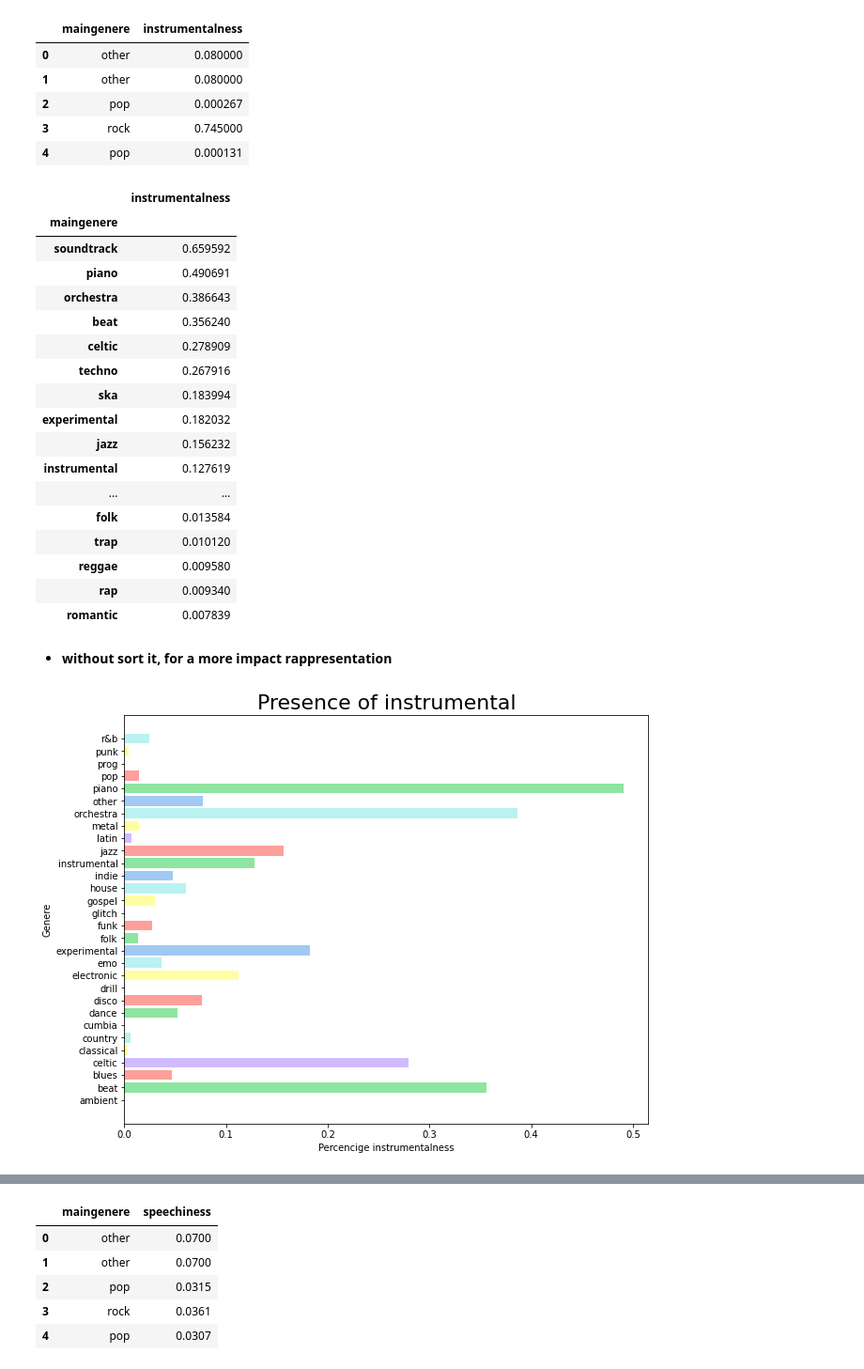
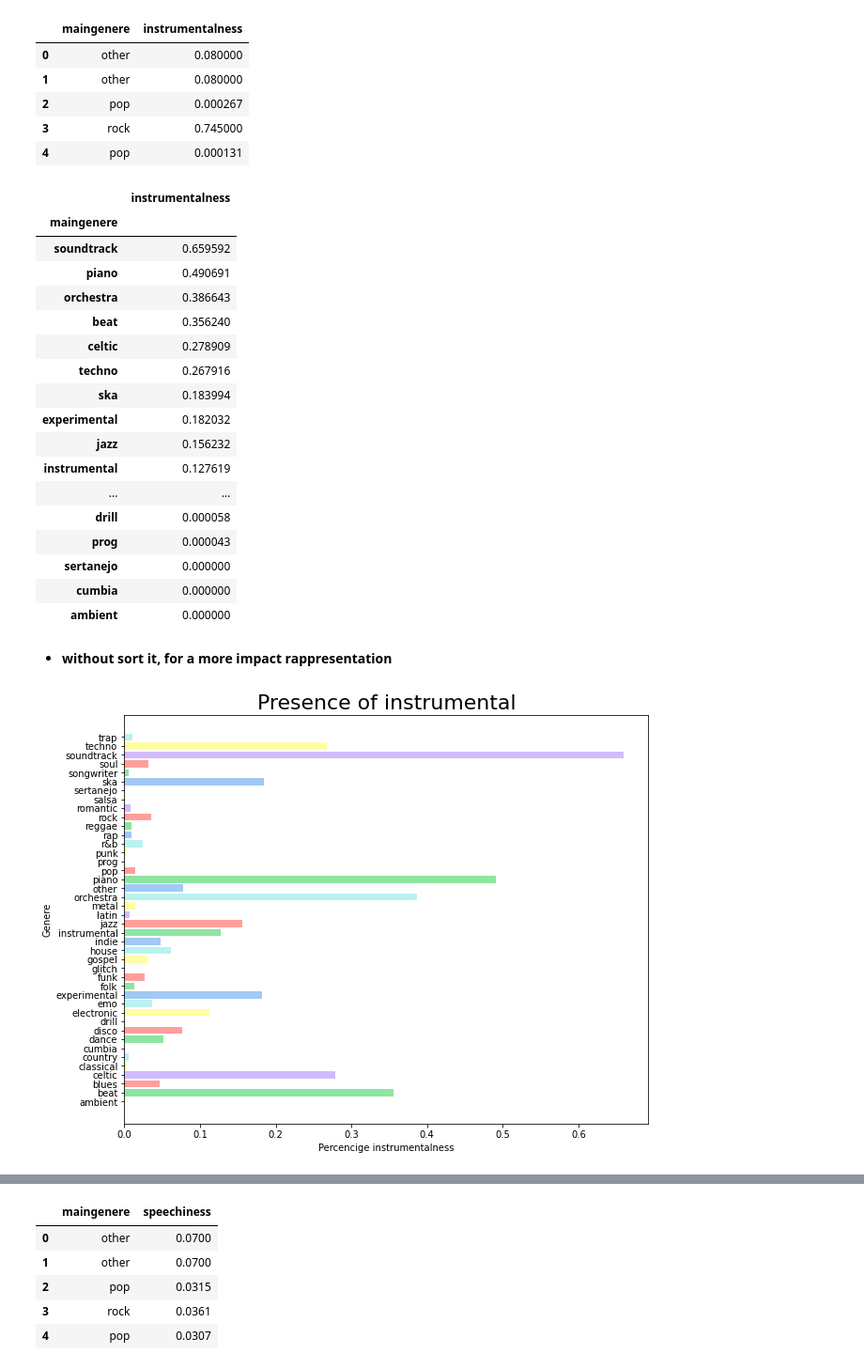
Before and after one commit to alelovo/Project_programming, a Jupyter notebook: project.ipynb, the cells around one changed output, grey strips where cells are left out. Shown at 94% size. Cells and saved outputs as stored; diff of their text form; code cells hidden in the pictures.

```diff
--- a/project.ipynb
+++ b/project.ipynb
@@ -816,8 +888,8 @@ instrum_genre_df.head(5)
 | 3 | rock | 0.745000 |
 | 4 | pop | 0.000131 |
 # %%
-most_30_instrum_genere=instrum_genre_df.groupby('maingenere').mean(numeric_only=True).sort_values(by='instrumentalness',ascending=False)[0:30]
-most_30_instrum_genere
+most_instrum_genere=instrum_genre_df.groupby('maingenere').mean(numeric_only=True).sort_values(by='instrumentalness',ascending=False)
+most_instrum_genere
 # %% [output]
 |  | instrumentalness |
 | maingenere |  |
@@ -832,23 +904,23 @@ most_30_instrum_genere
 | jazz | 0.156232 |
 | instrumental | 0.127619 |
 | ... | ... |
-| folk | 0.013584 |
-| trap | 0.010120 |
-| reggae | 0.009580 |
-| rap | 0.009340 |
-| romantic | 0.007839 |
+| drill | 0.000058 |
+| prog | 0.000043 |
+| sertanejo | 0.000000 |
+| cumbia | 0.000000 |
+| ambient | 0.000000 |
 # %% [markdown]
 * **without sort it, for a more impact rappresentation**
 # %%
-most_30_instrum_genere_notsort=instrum_genre_df.groupby('maingenere').mean(numeric_only=True)[0:30]
+most_instrum_genere_notsort=instrum_genre_df.groupby('maingenere').mean(numeric_only=True)
 # %%
 plt.figure(figsize=(10,8))
 color=sb.color_palette('pastel6')
-plt.barh(most_30_instrum_genere_notsort.index,most_30_instrum_genere_notsort.instrumentalness,color=color)
+plt.barh(most_instrum_genere_notsort.index,most_instrum_genere_notsort.instrumentalness,color=color)
 plt.ylabel('Genere')
 plt.xlabel('Percencige instrumentalness')
 plt.title('Presence of instrumental',size=22)
 plt.show()
 # %% [output]
-[figure, old version]
+[figure, new version]
 # %% [markdown]
```
Also changed, not shown: parts of 72 cells of this notebook.
